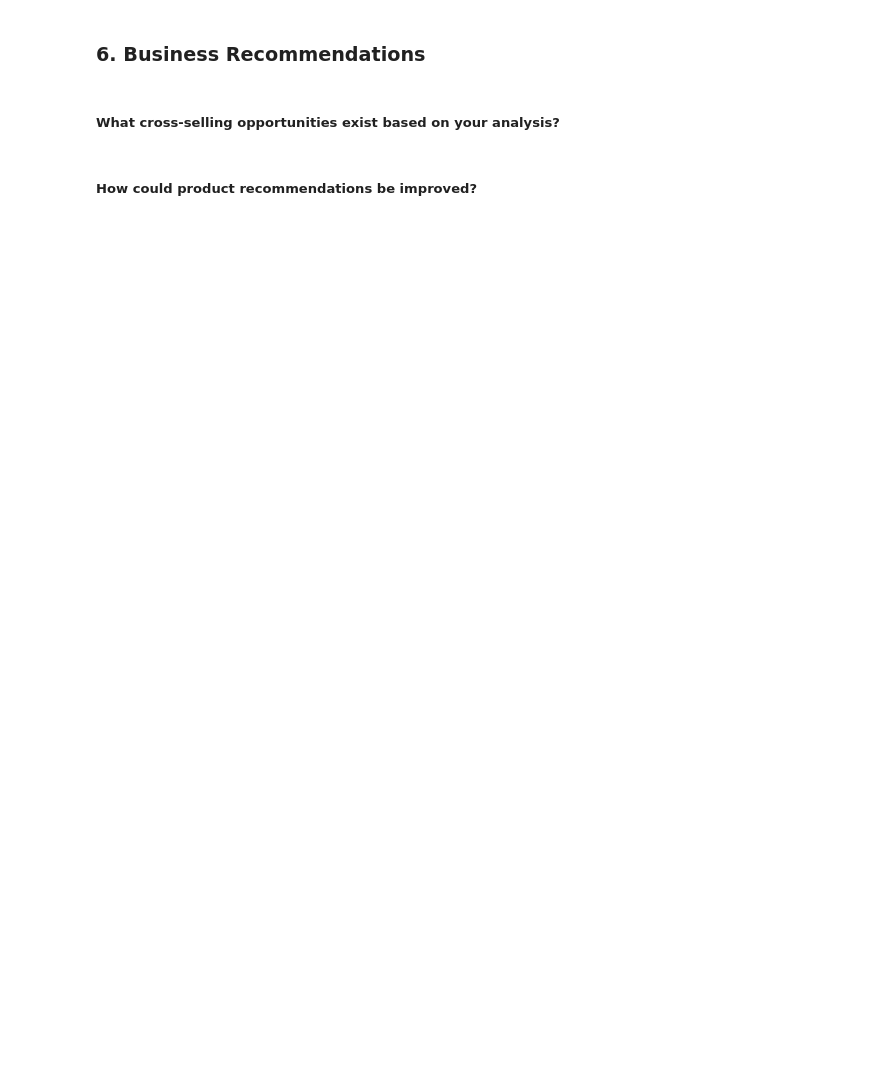
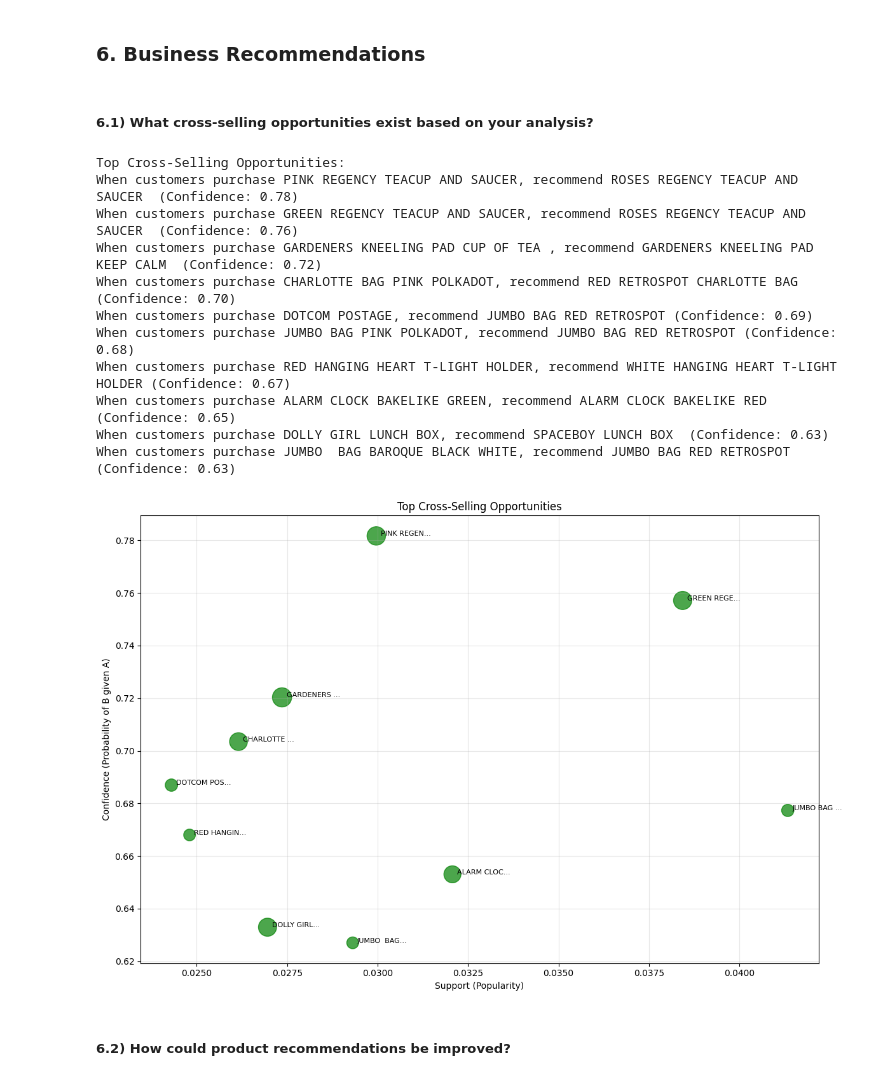
Before and after one commit to sayantanbal/Data-Analysis-Projects, a Jupyter notebook: 01 Market Basket Analysis/main.ipynb, the cells around one changed output. Saved outputs shown, nothing was run; the diff lists cells and outputs as text; code cells hidden in the pictures; blank space fills up the shorter version.

```diff
--- a/01 Market Basket Analysis/main.ipynb
+++ b/01 Market Basket Analysis/main.ipynb
@@ -571,4 +975,44 @@ Top Product Associations by Confidence (A→B):
 # %% [markdown]
 ### 6. Business Recommendations
 # %% [markdown]
-##### What cross-selling opportunities exist based on your analysis?
+##### 6.1) What cross-selling opportunities exist based on your analysis?
+# %%
+# Identify top cross-selling opportunities based on high confidence but manageable lift
+cross_sell_opportunities = marketing_insights[
+    (marketing_insights['Confidence (A→B)'] > 0.5) &
+    (marketing_insights['Support'] > 0.01)
+].sort_values('Confidence (A→B)', ascending=False).head(10)
+
+# Display cross-selling recommendations
+print("\nTop Cross-Selling Opportunities:")
+for i, row in cross_sell_opportunities.iterrows():
+    print(f"When customers purchase {row['Item A']}, recommend {row['Item B']} (Confidence: {row['Confidence (A→B)']:.2f})")
+
+# Visualize cross-selling opportunities
+plt.figure(figsize=(12, 8))
+plt.scatter(cross_sell_opportunities['Support'], cross_sell_opportunities['Confidence (A→B)'],
+            s=cross_sell_opportunities['Lift']*30, alpha=0.7, c='green')
+
+for i, row in cross_sell_opportunities.iterrows():
+    plt.annotate(f"{row['Item A'][:10]}...",
+                 xy=(row['Support'], row['Confidence (A→B)']),
+                 xytext=(5, 0), textcoords='offset points', fontsize=8)
+
+plt.title('Top Cross-Selling Opportunities')
+plt.xlabel('Support (Popularity)')
+plt.ylabel('Confidence (Probability of B given A)')
+plt.grid(True, alpha=0.3)
+plt.tight_layout()
+# %% [output]
+Top Cross-Selling Opportunities:
+When customers purchase PINK REGENCY TEACUP AND SAUCER, recommend ROSES REGENCY TEACUP AND SAUCER  (Confidence: 0.78)
+When customers purchase GREEN REGENCY TEACUP AND SAUCER, recommend ROSES REGENCY TEACUP AND SAUCER  (Confidence: 0.76)
+When customers purchase GARDENERS KNEELING PAD CUP OF TEA , recommend GARDENERS KNEELING PAD KEEP CALM  (Confidence: 0.72)
+When customers purchase CHARLOTTE BAG PINK POLKADOT, recommend RED RETROSPOT CHARLOTTE BAG (Confidence: 0.70)
+When customers purchase DOTCOM POSTAGE, recommend JUMBO BAG RED RETROSPOT (Confidence: 0.69)
+When customers purchase JUMBO BAG PINK POLKADOT, recommend JUMBO BAG RED RETROSPOT (Confidence: 0.68)
+When customers purchase RED HANGING HEART T-LIGHT HOLDER, recommend WHITE HANGING HEART T-LIGHT HOLDER (Confidence: 0.67)
+When customers purchase ALARM CLOCK BAKELIKE GREEN, recommend ALARM CLOCK BAKELIKE RED  (Confidence: 0.65)
+When customers purchase DOLLY GIRL LUNCH BOX, recommend SPACEBOY LUNCH BOX  (Confidence: 0.63)
+When customers purchase JUMBO  BAG BAROQUE BLACK WHITE, recommend JUMBO BAG RED RETROSPOT (Confidence: 0.63)
+[figure, added]
@@ -575,2 +1065,2 @@ Top Product Associations by Confidence (A→B):
 # %% [markdown]
-##### How could product recommendations be improved?
+##### 6.2) How could product recommendations be improved?
```
Also changed, not shown: parts of 49 cells of this notebook, 3 other files.
